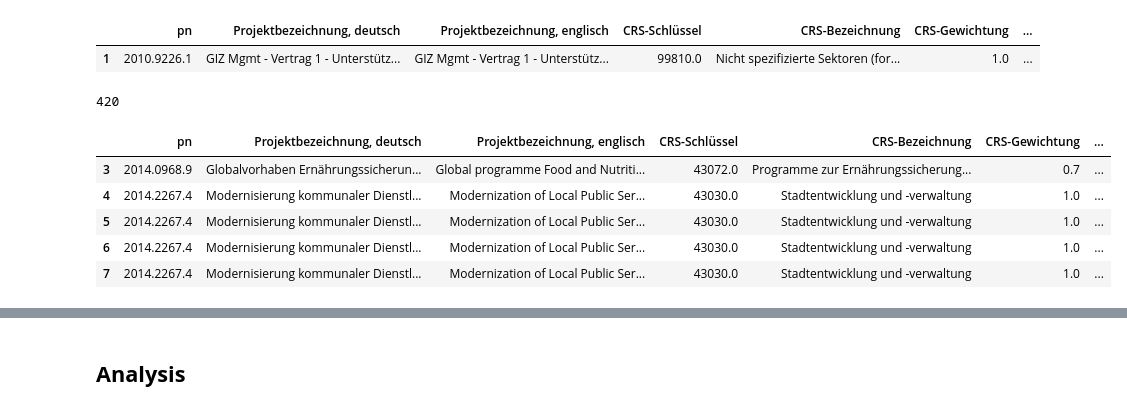
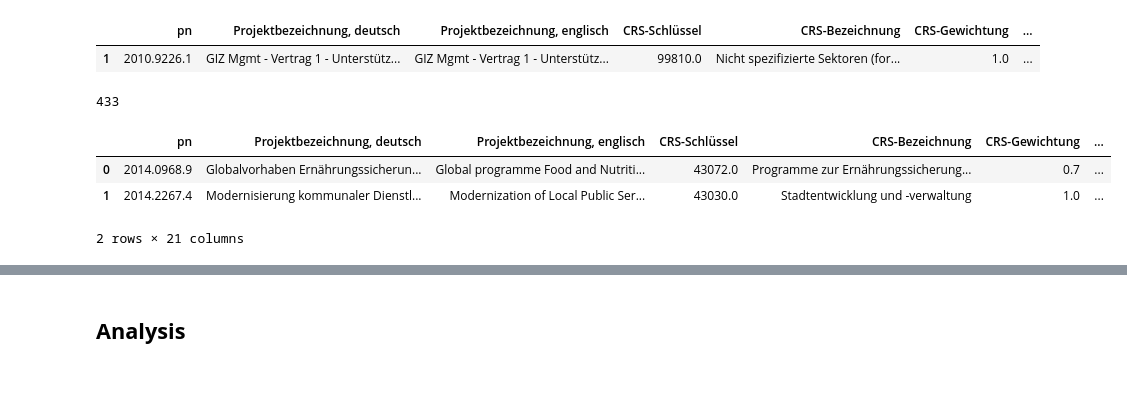
Before and after one commit to JanMuehlnikel/NLP-Development-Banks-Collaboration-Analyzer, a Jupyter notebook: data/validation/sdg_val.ipynb, the cells around one changed output, grey strips where cells are left out. Cells and saved outputs as stored; diff of their text form; code cells hidden in the pictures; blank space fills up the shorter version.

```diff
--- a/data/validation/sdg_val.ipynb
+++ b/data/validation/sdg_val.ipynb
@@ -78,17 +78,15 @@ running_giz_df.head(1)
 | 1 | 2010.9226.1 | GIZ Mgmt - Vertrag 1 - Unterstütz... | GIZ Mgmt - Vertrag 1 - Unterstütz... | 99810.0 | Nicht spezifizierte Sektoren (for... | 1.0 | ... |
 # %%
 # match with project number
-merged_df = pd.merge(running_giz_df, bmz_df[['pn', 'sgd_pred_code']], on='pn', how='left')
-merged_df.dropna(subset=['sgd_pred_code'], inplace=True)
+merged_df = pd.merge(running_giz_df, bmz_df[["pn", "title_en", "sgd_pred_code"]], on="pn", how="inner")
+merged_df.dropna(subset=["sgd_pred_code"], inplace=True)
 print(f"{len(merged_df)}")
-merged_df.head(5)
+merged_df.head(2)
 # %% [output]
-420
+433
 |  | pn | Projektbezeichnung, deutsch | Projektbezeichnung, englisch | CRS-Schlüssel | CRS-Bezeichnung | CRS-Gewichtung | ... |
-| 3 | 2014.0968.9 | Globalvorhaben Ernährungssicherun... | Global programme Food and Nutriti... | 43072.0 | Programme zur Ernährungssicherung... | 0.7 | ... |
-| 4 | 2014.2267.4 | Modernisierung kommunaler Dienstl... | Modernization of Local Public Ser... | 43030.0 | Stadtentwicklung und -verwaltung | 1.0 | ... |
-| 5 | 2014.2267.4 | Modernisierung kommunaler Dienstl... | Modernization of Local Public Ser... | 43030.0 | Stadtentwicklung und -verwaltung | 1.0 | ... |
-| 6 | 2014.2267.4 | Modernisierung kommunaler Dienstl... | Modernization of Local Public Ser... | 43030.0 | Stadtentwicklung und -verwaltung | 1.0 | ... |
-| 7 | 2014.2267.4 | Modernisierung kommunaler Dienstl... | Modernization of Local Public Ser... | 43030.0 | Stadtentwicklung und -verwaltung | 1.0 | ... |
+| 0 | 2014.0968.9 | Globalvorhaben Ernährungssicherun... | Global programme Food and Nutriti... | 43072.0 | Programme zur Ernährungssicherung... | 0.7 | ... |
+| 1 | 2014.2267.4 | Modernisierung kommunaler Dienstl... | Modernization of Local Public Ser... | 43030.0 | Stadtentwicklung und -verwaltung | 1.0 | ... |
+2 rows × 21 columns
 # %%
 # just use most important columns
```
Also changed, not shown: parts of 6 cells of this notebook, 2 other files.
